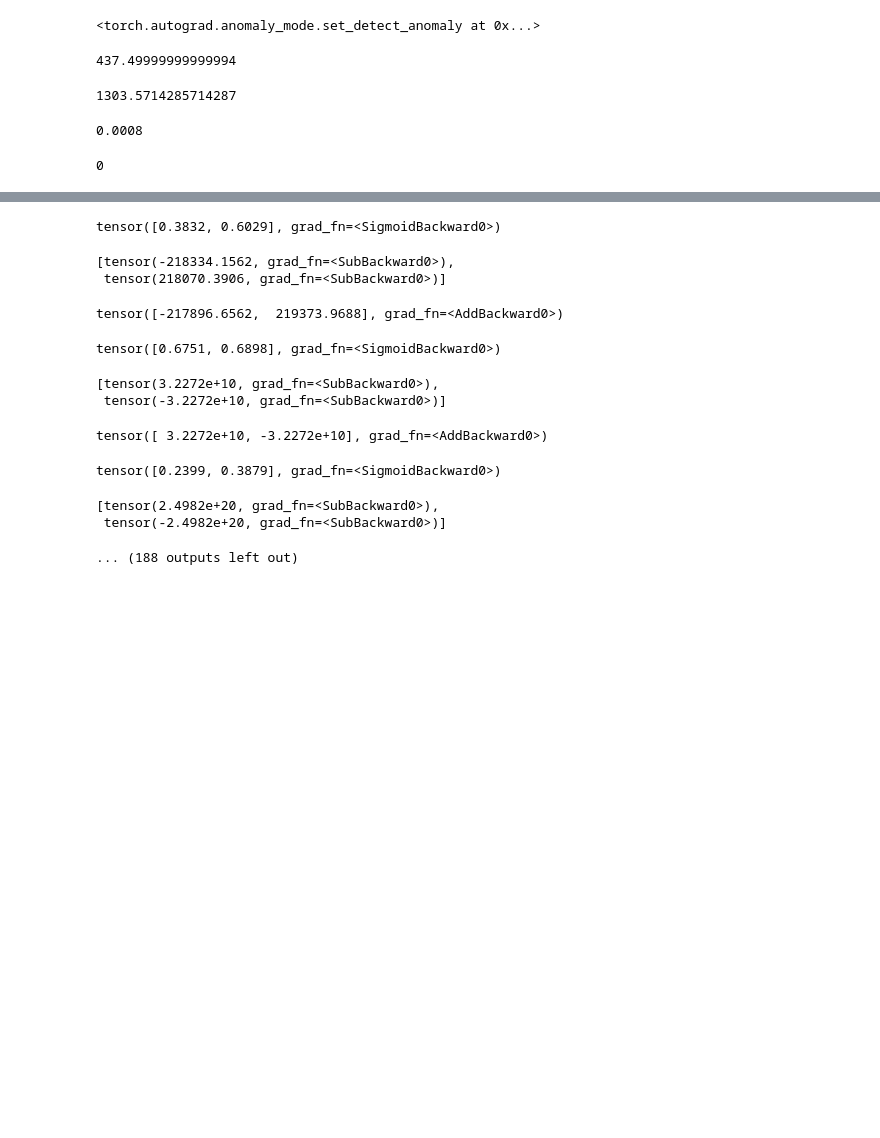
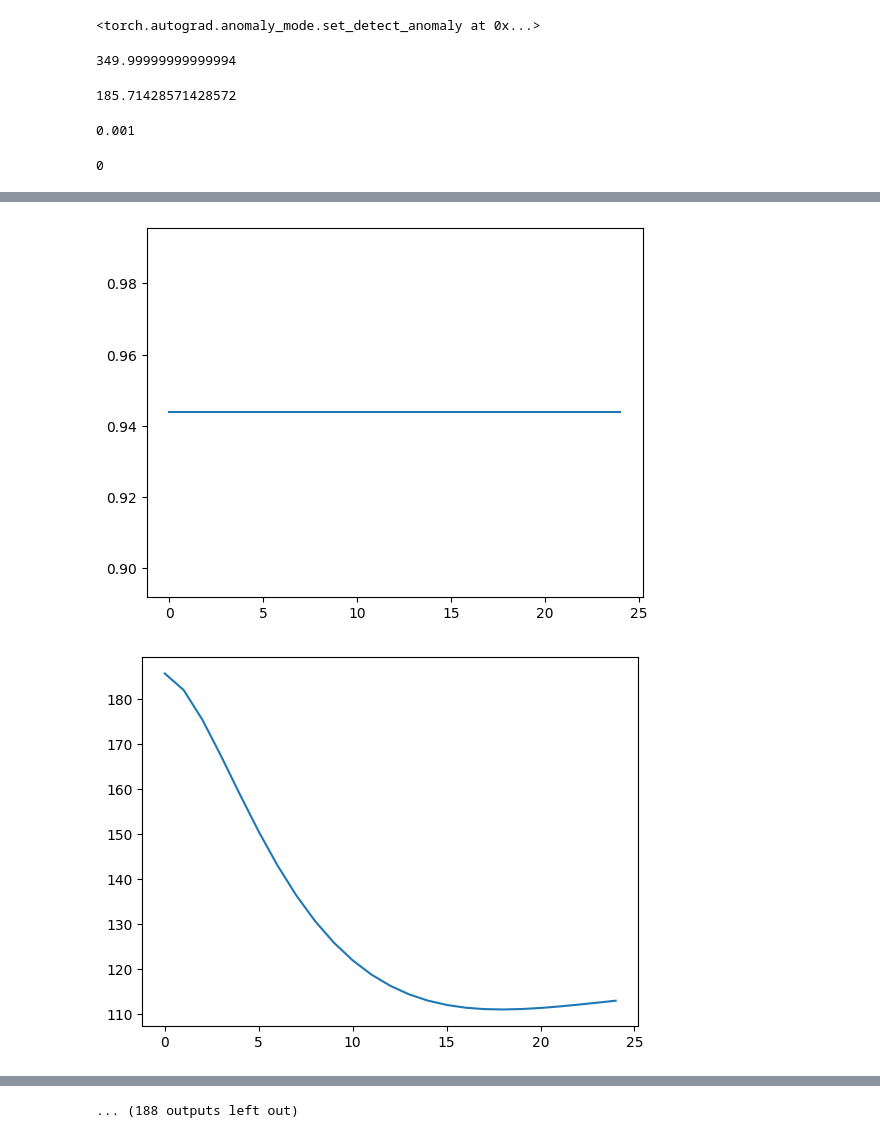
Before and after one commit to bsarasij/Design_optim, a Jupyter notebook: Project 1/project_raw.ipynb, the cells around one changed output, grey strips where cells are left out. Drawn from its saved outputs; the diff is of its cells as text; code cells hidden in the pictures; blank space fills up the shorter version.

```diff
--- a/Project 1/project_raw.ipynb
+++ b/Project 1/project_raw.ipynb
@@ -20,13 +20,14 @@ t.autograd.set_detect_anomaly(True)
 # %%
 # environment parameters
 
-BetaiScaled = 8   # Initial rate constant per infected per day
+BetaiScaled = 10   # Initial rate constant per infected per day
 Betai = BetaiScaled/10000
+scale=10000
 
 Gammai = 0.25    # Initial recoveries per person per day
 kvi = 0         # Initial vaccination rate
 
-Br  = 500                               # Birthrate (all susceptible)
+Br  = 100                               # Birthrate (all susceptible)
 Muall = 0.1                            # Mortality rate
 ts=1
 
@@ -37,15 +38,15 @@ Ii = Br/(Gammai+Muall)-(Muall+kvi)/Betai    #Initial Infected/Infectious Populat
 Ri = Br/Muall - Si - Ii               #Initial Removed Population
 Ni = Ri+Ii+Si                        #Total Population
 x0=[Si,Ii]
-del_T=1
+del_T=0.1
 display(Si)
 display(Ii)
 display(Betai)
 display(kvi)
 # %% [output]
-437.49999999999994
+349.99999999999994
-1303.5714285714287
+185.71428571428572
-0.0008
+0.001
 0
 # %%
 # define system dynamics
@@ -119,6 +141,7 @@ class Simulation(nn.Module):
         super(Simulation, self).__init__()
         self.state = self.initialize_state()
         self.controller = controller
+        # self.controller = t.tensor([Betai*1000000,kvi], requires_grad=False).float()
         self.dynamics = dynamics
         self.T = T
         self.action_trajectory = []
@@ -127,16 +150,15 @@ class Simulation(nn.Module):
     def forward(self, state):
         self.action_trajectory = []
         self.state_trajectory = []
-        for tsamp in range(1,T):
-            display(state)
+        for _ in range (T):
+            # display(state)
+            self.state_trajectory.append(state)
             action = self.controller.forward(state)
-            # if tsamp==1:
-            #     action=t.tensor([Betai,kvi])
             # display(action)
+            self.action_trajectory.append(action)
             state = self.dynamics.forward(state, action)
             # display(state)
-            self.action_trajectory.append(action)
-            self.state_trajectory.append(state)
+
         return self.error(state,action)
 
     @staticmethod
@@ -145,7 +167,9 @@ class Simulation(nn.Module):
         return t.tensor(state, requires_grad=False).float()
 
     def error(self, state, action):
-        return (action[0]-Betai)**2 + (state[1]-Ii/2)**2
+        # Infec=state[1]
+        # inp=action[0]
+        return 0*(action[0]-1)**2 + (state[1]-(0.5*Ii))**2
 # %%
 # set up the optimizer
 # Note:
@@ -159,7 +183,8 @@ class Optimize:
     def __init__(self, simulation):
         self.simulation = simulation
         self.parameters = simulation.controller.parameters()
-        self.optimizer = optim.LBFGS(self.parameters, lr=0.01)
+        self.optimizer = optim.LBFGS(self.parameters, lr=0.0015)
+        # optim.Adam(self.parameters, lr=0.001)
 
     def step(self):
         def closure():
@@ -178,20 +203,27 @@ class Optimize:
 
     def visualize(self):
         data = np.array([self.simulation.state_trajectory[i].detach().numpy() for i in range(self.simulation.T)])
-        x = data[:, 0]
-        y = data[:, 1]
-        plt.plot(x, y)
+        data2= np.array([self.simulation.action_trajectory[i].detach().numpy() for i in range(self.simulation.T)])
+        x1 = data[:, 0]
+        y1 = data[:, 1]
+        x2=data2[:,0]
+        y2=data2[:,1]
+        plt.plot(x2)
         plt.show()
+        plt.plot(y1)
+        plt.show()
+        # plt.plot(x2)
+        # plt.show()
 # %%
 # Now it's time to run the code!
 
-T = 100  # number of time steps
+T = 25  # number of time steps
 dim_input = 2  # state space dimensions
-dim_hidden = 6  # latent dimensions
+dim_hidden = 8  # latent dimensions
 dim_output = 2  # action space dimensions
 d = Dynamics()  # define dynamics
 c = Controller(dim_input, dim_hidden, dim_output)  # define controller
 s = Simulation(c, d, T)  # define simulation
 o = Optimize(s)  # define optimizer
-o.train(40)  # solve the optimization problem
+o.train(80)  # solve the optimization problem
 # %% [output]
@@ -198,0 +231,2 @@ tensor([ 437.5000, 1303.5714])
+[figure, added]
+[figure, added]
@@ -202,12 +242 @@ tensor([ 437.5000, 1303.5714], grad_fn=<AddBackward0>)
-tensor([0.3832, 0.6029], grad_fn=<SigmoidBackward0>)
+... (188 outputs left out)
-[tensor(-218334.1562, grad_fn=<SubBackward0>),
- tensor(218070.3906, grad_fn=<SubBackward0>)]
-tensor([-217896.6562,  219373.9688], grad_fn=<AddBackward0>)
-tensor([0.6751, 0.6898], grad_fn=<SigmoidBackward0>)
-[tensor(3.2272e+10, grad_fn=<SubBackward0>),
- tensor(-3.2272e+10, grad_fn=<SubBackward0>)]
-tensor([ 3.2272e+10, -3.2272e+10], grad_fn=<AddBackward0>)
-tensor([0.2399, 0.3879], grad_fn=<SigmoidBackward0>)
-[tensor(2.4982e+20, grad_fn=<SubBackward0>),
- tensor(-2.4982e+20, grad_fn=<SubBackward0>)]
-... (188 outputs left out)
```
Also changed, not shown: parts of 4 cells of this notebook.
